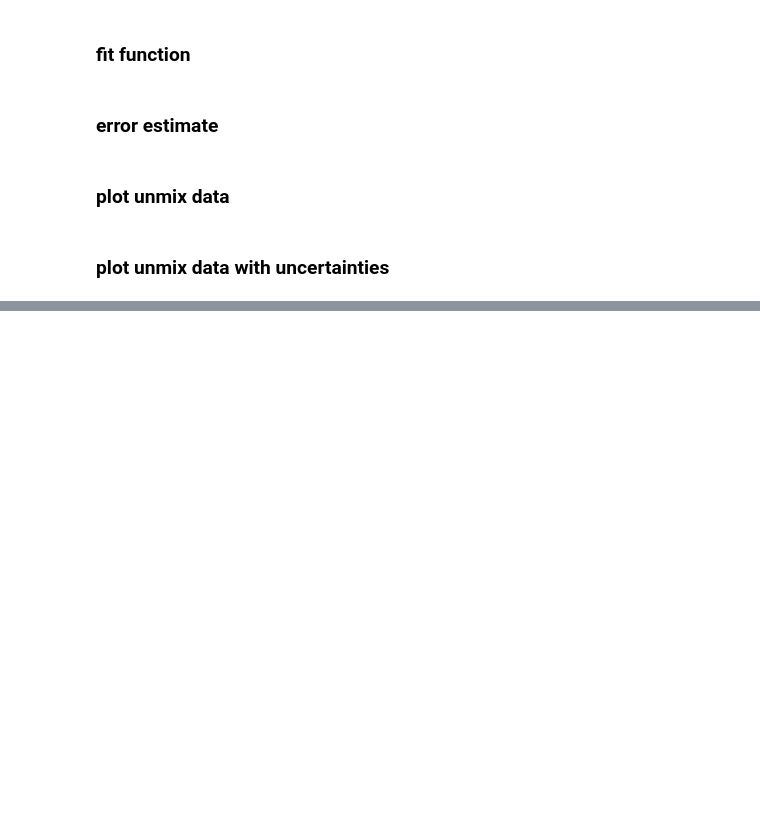
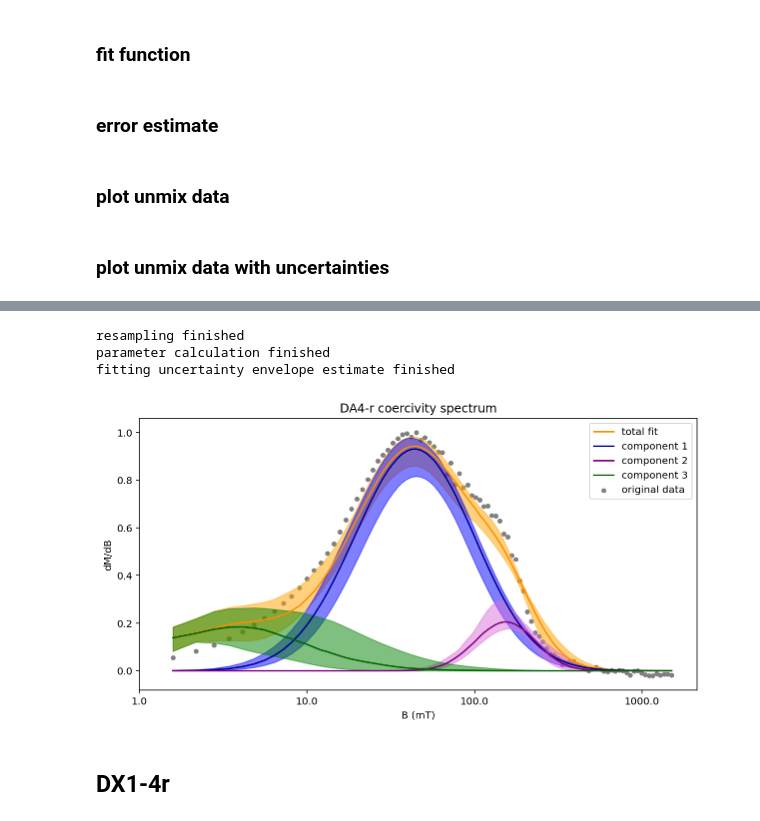
Before and after one commit to duserzym/2022_IRM_summer_school, a Jupyter notebook: code/VSM.ipynb, the cells around one changed output, grey strips where cells are left out. Cells and saved outputs as stored; diff of their text form; code cells hidden in the pictures; blank space fills up the shorter version.

```diff
--- a/code/VSM.ipynb
+++ b/code/VSM.ipynb
@@ -749,0 +745,9 @@ fitting uncertainty envelope estimate finished
+# %%
+DA4_A_fit_error = plot_error_estimate(DA4_A_logBlist, DA4_A_dMdBlist, specimen_name, DA4_A_in_list, proportion=0.95, n=100, savefig = True)
+# %% [output]
+resampling finished
+parameter calculation finished
+fitting uncertainty envelope estimate finished
+[figure, added]
+# %% [markdown]
+## DX1-4r
```
Also changed, not shown: parts of 18 cells of this notebook, 4 other files.
